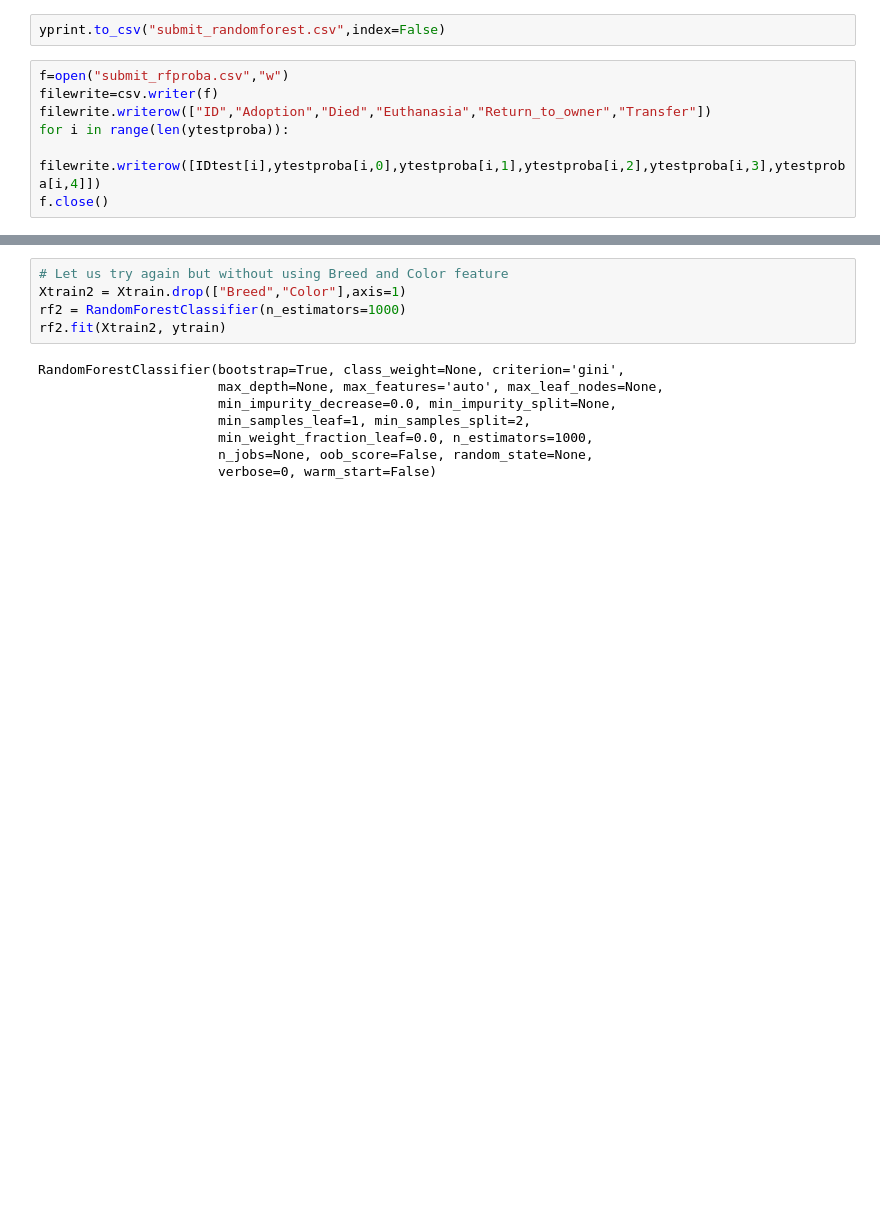
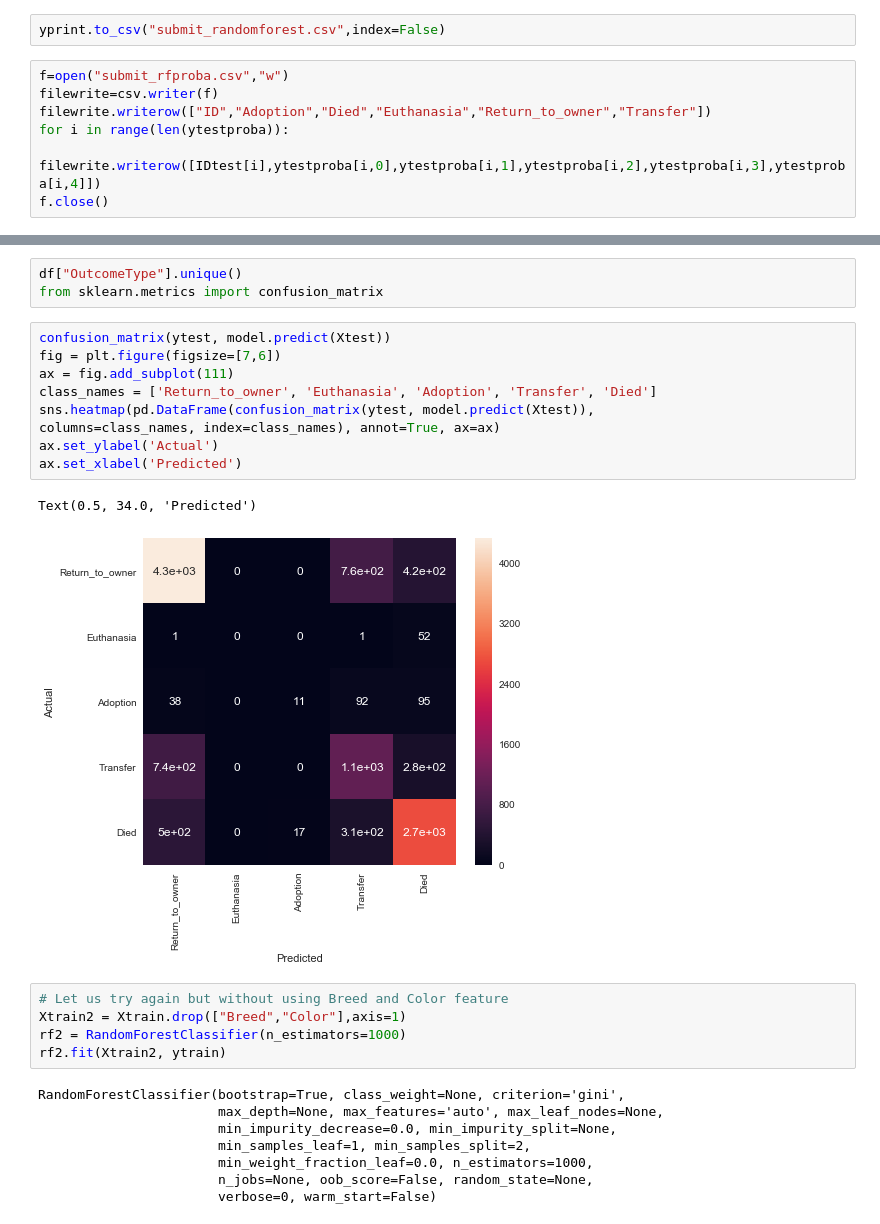
Before and after one commit to Iva-boop/Project, a Jupyter notebook: Project_Final version.ipynb, the cells around one changed output, grey strips where cells are left out. Saved outputs shown, nothing was run; the diff lists cells and outputs as text; blank space fills up the shorter version.

```diff
--- a/Project_Final version.ipynb
+++ b/Project_Final version.ipynb
@@ -367,3 +386,18 @@ np.mean(ytrain==yt_pred)
+# %%
+df["OutcomeType"].unique()
+from sklearn.metrics import confusion_matrix
+# %%
+confusion_matrix(ytest, model.predict(Xtest))
+fig = plt.figure(figsize=[7,6])
+ax = fig.add_subplot(111)
+class_names = ['Return_to_owner', 'Euthanasia', 'Adoption', 'Transfer', 'Died']
+sns.heatmap(pd.DataFrame(confusion_matrix(ytest, model.predict(Xtest)),
+columns=class_names, index=class_names), annot=True, ax=ax)
+ax.set_ylabel('Actual')
+ax.set_xlabel('Predicted')
+# %% [output]
+Text(0.5, 34.0, 'Predicted')
+[figure, added]
 # %%
 # Let us try again but without using Breed and Color feature
 Xtrain2 = Xtrain.drop(["Breed","Color"],axis=1)
```
Also changed, not shown: parts of 5 cells of this notebook.
